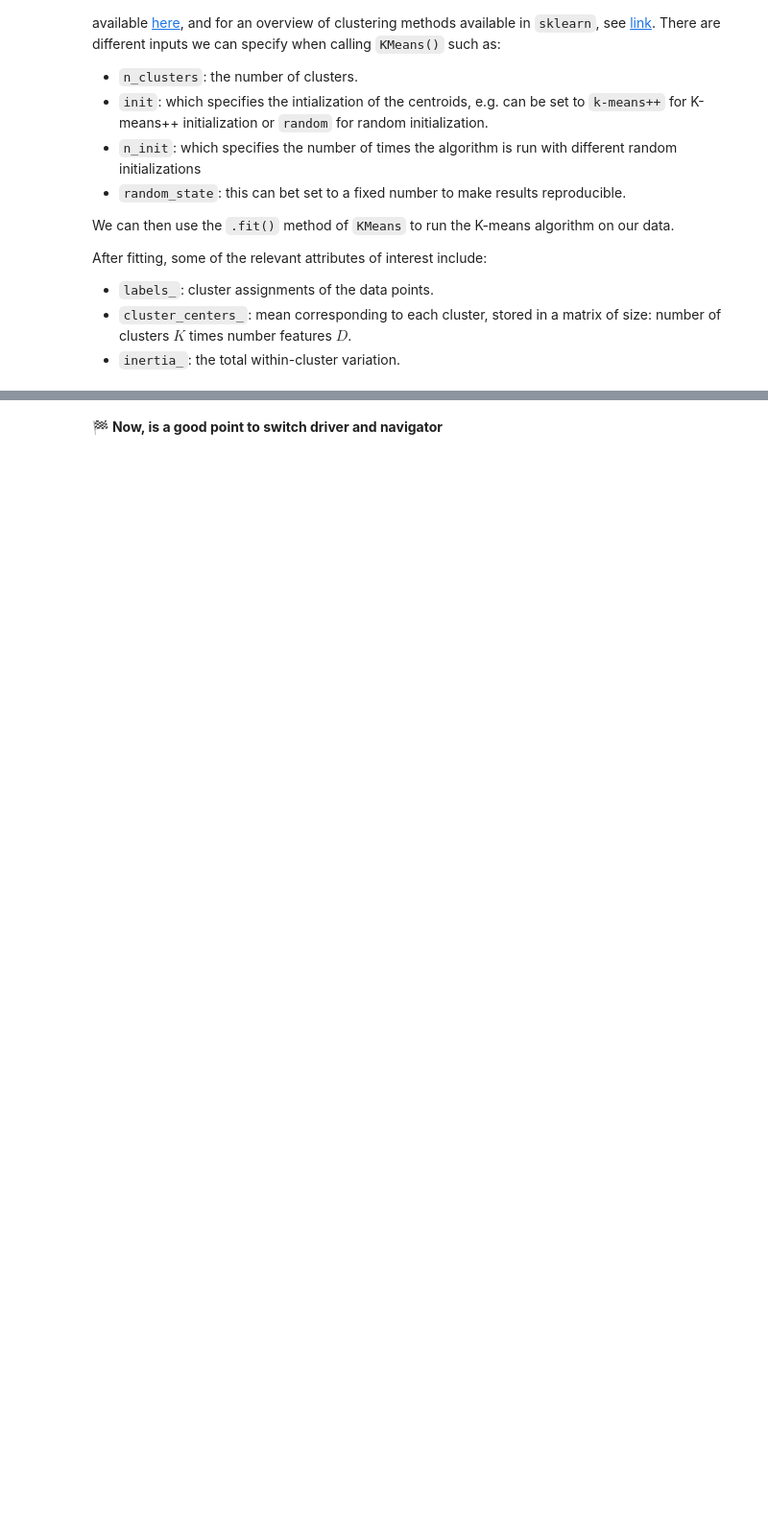
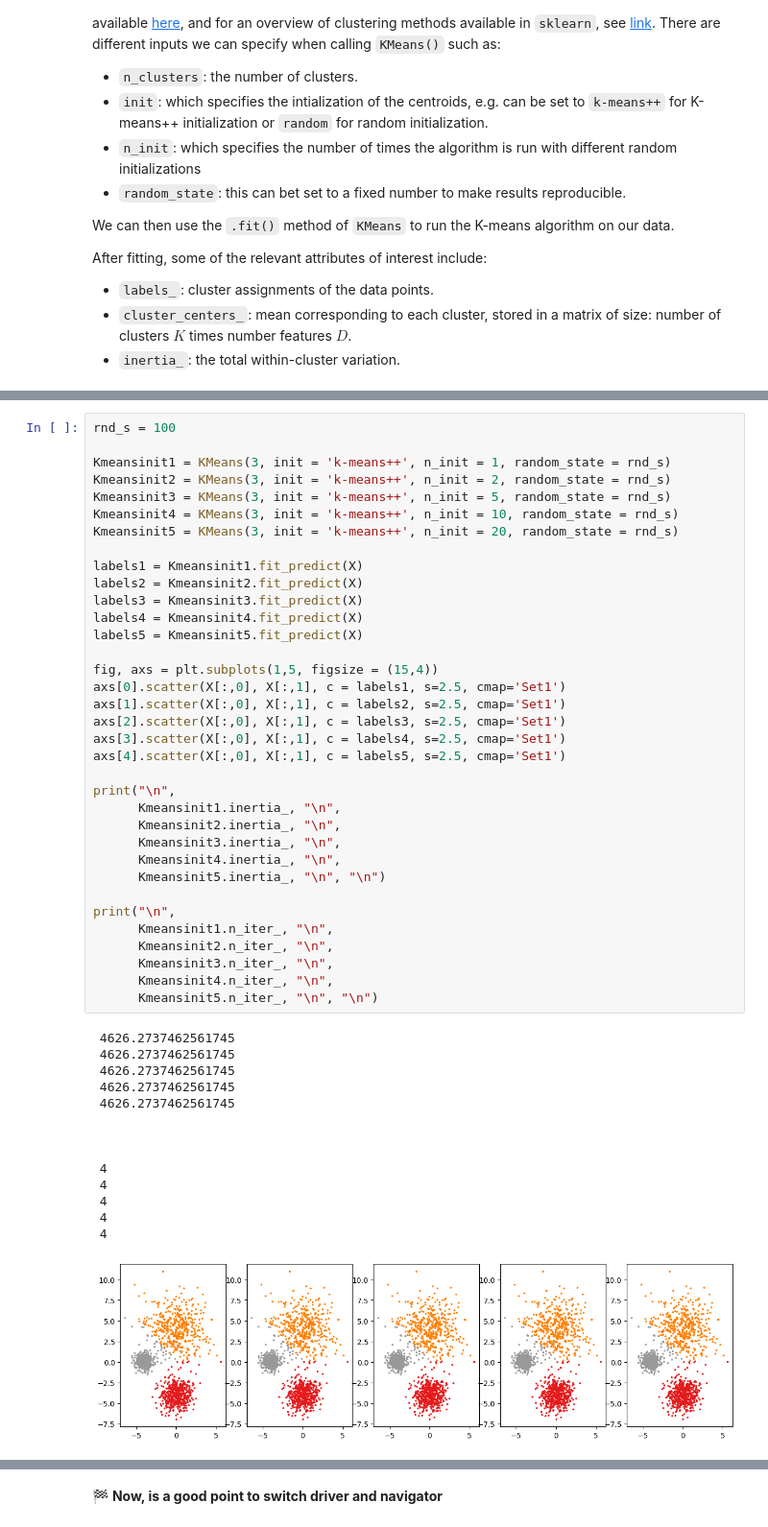
Before and after one commit to nikitajegorovs/MLiP, a Jupyter notebook: mlp_week03.ipynb, the cells around one changed output, grey strips where cells are left out. Shown at 96% size. Saved outputs shown, nothing was run; the diff lists cells and outputs as text; blank space fills up the shorter version.

```diff
--- a/mlp_week03.ipynb
+++ b/mlp_week03.ipynb
@@ -122,2 +183,52 @@ Next, compare the random intialization with K-means++ (in this case fix the numb
 
 Find the clustering solution using a different number of initializations equal to 1, 2, 5, 10, and 20. Visualize and comment on the results. Try changing the random state; how does that change your conclusions?
+# %%
+rnd_s = 100
+
+Kmeansinit1 = KMeans(3, init = 'k-means++', n_init = 1, random_state = rnd_s)
+Kmeansinit2 = KMeans(3, init = 'k-means++', n_init = 2, random_state = rnd_s)
+Kmeansinit3 = KMeans(3, init = 'k-means++', n_init = 5, random_state = rnd_s)
+Kmeansinit4 = KMeans(3, init = 'k-means++', n_init = 10, random_state = rnd_s)
+Kmeansinit5 = KMeans(3, init = 'k-means++', n_init = 20, random_state = rnd_s)
+
+labels1 = Kmeansinit1.fit_predict(X)
+labels2 = Kmeansinit2.fit_predict(X)
+labels3 = Kmeansinit3.fit_predict(X)
+labels4 = Kmeansinit4.fit_predict(X)
+labels5 = Kmeansinit5.fit_predict(X)
+
+fig, axs = plt.subplots(1,5, figsize = (15,4))
+axs[0].scatter(X[:,0], X[:,1], c = labels1, s=2.5, cmap='Set1')
+axs[1].scatter(X[:,0], X[:,1], c = labels2, s=2.5, cmap='Set1')
+axs[2].scatter(X[:,0], X[:,1], c = labels3, s=2.5, cmap='Set1')
+axs[3].scatter(X[:,0], X[:,1], c = labels4, s=2.5, cmap='Set1')
+axs[4].scatter(X[:,0], X[:,1], c = labels5, s=2.5, cmap='Set1')
+
+print("\n",
+      Kmeansinit1.inertia_, "\n",
+      Kmeansinit2.inertia_, "\n",
+      Kmeansinit3.inertia_, "\n",
+      Kmeansinit4.inertia_, "\n",
+      Kmeansinit5.inertia_, "\n", "\n")
+
+print("\n",
+      Kmeansinit1.n_iter_, "\n",
+      Kmeansinit2.n_iter_, "\n",
+      Kmeansinit3.n_iter_, "\n",
+      Kmeansinit4.n_iter_, "\n",
+      Kmeansinit5.n_iter_, "\n", "\n")
+# %% [output]
+ 4626.2737462561745
+ 4626.2737462561745
+ 4626.2737462561745
+ 4626.2737462561745
+ 4626.2737462561745
+
+
+
+ 4
+ 4
+ 4
+ 4
+ 4
+[figure, added]
```
Also changed, not shown: parts of 36 cells of this notebook.
